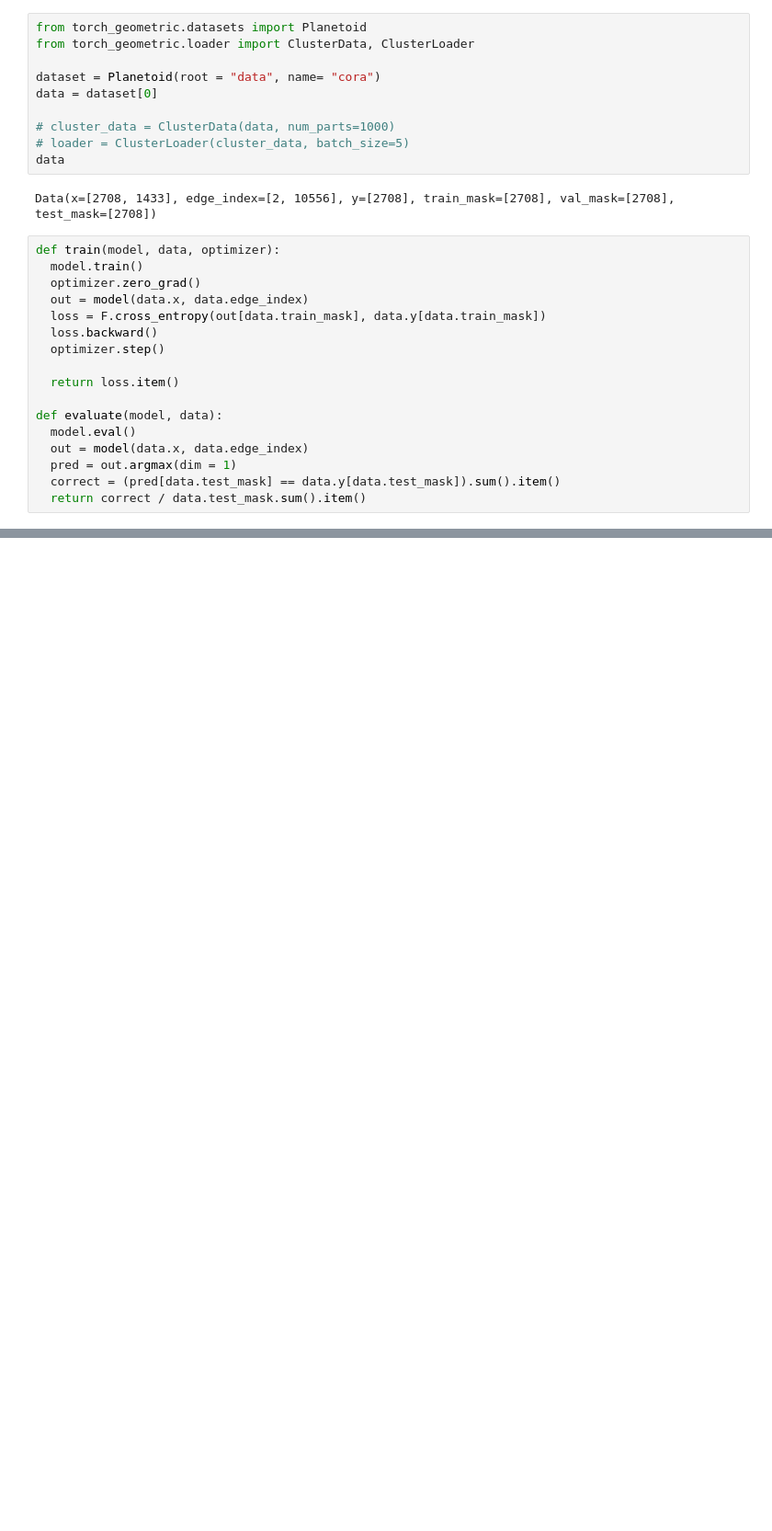
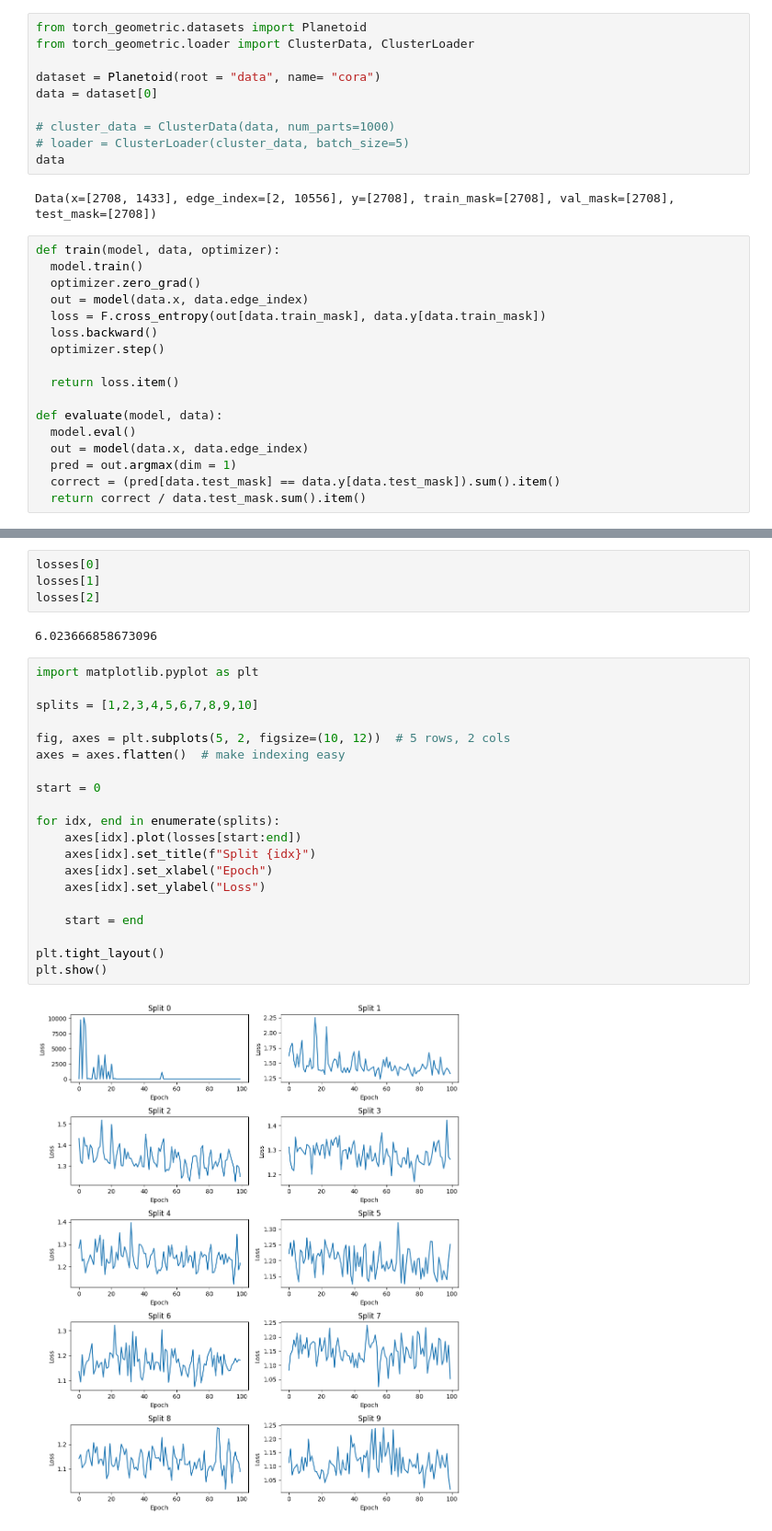
Before and after one commit to AshutoshKumar1007/GNN-Message-Passing-Survey, a Jupyter notebook: HeterophilicGNN/H2GCN/model.ipynb, the cells around one changed output, grey strips where cells are left out. Shown at 92% size. Cells and saved outputs as stored; diff of their text form; blank space fills up the shorter version.

```diff
--- a/HeterophilicGNN/H2GCN/model.ipynb
+++ b/HeterophilicGNN/H2GCN/model.ipynb
@@ -158,0 +410,28 @@ accuracy : 0.802
+# %%
+losses[0]
+losses[1]
+losses[2]
+# %% [output]
+6.023666858673096
+# %%
+import matplotlib.pyplot as plt
+
+splits = [1,2,3,4,5,6,7,8,9,10]
+
+fig, axes = plt.subplots(5, 2, figsize=(10, 12))  # 5 rows, 2 cols
+axes = axes.flatten()  # make indexing easy
+
+start = 0
+
+for idx, end in enumerate(splits):
+    axes[idx].plot(losses[start:end])
+    axes[idx].set_title(f"Split {idx}")
+    axes[idx].set_xlabel("Epoch")
+    axes[idx].set_ylabel("Loss")
+
+    start = end
+
+plt.tight_layout()
+plt.show()
+# %% [output]
+[figure, added]
```
Also changed, not shown: parts of 22 cells of this notebook, 10 other files.
